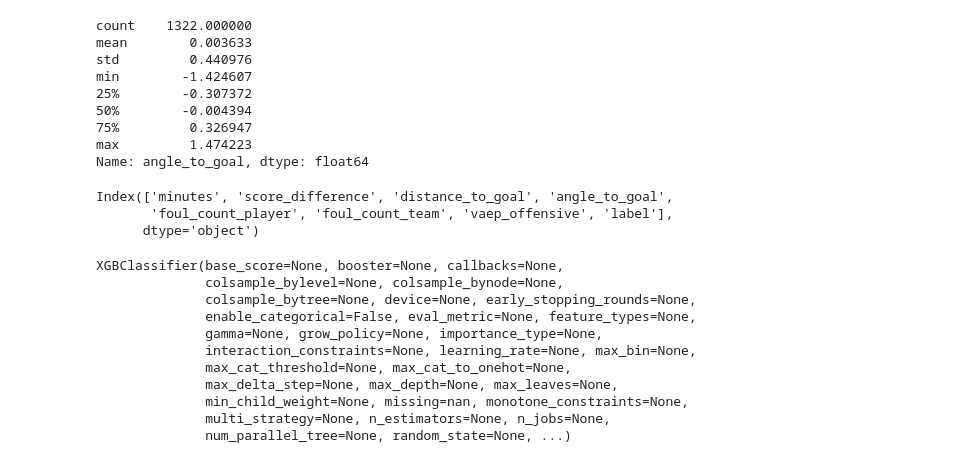
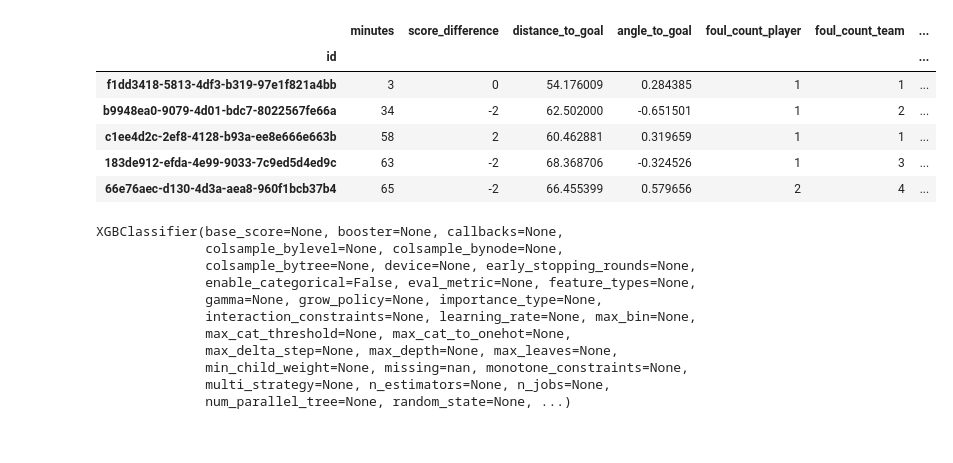
Before and after one commit to adnan-azmat/Expected-Booking-xB, a Jupyter notebook: D-CombineFouls.ipynb, the cells around one changed output. Cells and saved outputs as stored; diff of their text form; code cells hidden in the pictures.

```diff
--- a/D-CombineFouls.ipynb
+++ b/D-CombineFouls.ipynb
@@ -198,18 +136,0 @@ Name: distance_to_goal, dtype: float64
-# %%
-features_with_label_df['angle_to_goal'].describe()
-# %% [output]
-count    1322.000000
-mean        0.003633
-std         0.440976
-min        -1.424607
-25%        -0.307372
-50%        -0.004394
-75%         0.326947
-max         1.474223
-Name: angle_to_goal, dtype: float64
-# %%
-features_with_label_df.columns
-# %% [output]
-Index(['minutes', 'score_difference', 'distance_to_goal', 'angle_to_goal',
-       'foul_count_player', 'foul_count_team', 'vaep_offensive', 'label'],
-      dtype='object')
@@ -220,6 +139,16 @@ import pandas as pd
 from sklearn.model_selection import train_test_split
 from xgboost import XGBClassifier
 from sklearn.metrics import accuracy_score, roc_auc_score, classification_report
+# %%
+features_with_label_df.head()
+# %% [output]
+|  | minutes | score_difference | distance_to_goal | angle_to_goal | foul_count_player | foul_count_team | ... |
+| id |  |  |  |  |  |  | ... |
+| f1dd3418-5813-4df3-b319-97e1f821a4bb | 3 | 0 | 54.176009 | 0.284385 | 1 | 1 | ... |
+| b9948ea0-9079-4d01-bdc7-8022567fe66a | 34 | -2 | 62.502000 | -0.651501 | 1 | 2 | ... |
+| c1ee4d2c-2ef8-4128-b93a-ee8e666e663b | 58 | 2 | 60.462881 | 0.319659 | 1 | 1 | ... |
+| 183de912-efda-4e99-9033-7c9ed5d4ed9c | 63 | -2 | 68.368706 | -0.324526 | 1 | 3 | ... |
+| 66e76aec-d130-4d3a-aea8-960f1bcb37b4 | 65 | -2 | 66.455399 | 0.579656 | 2 | 4 | ... |
 # %%
 # Assuming your dataframe is named features_with_label_df
 X = features_with_label_df[['minutes', 'score_difference', 'distance_to_goal', 'angle_to_goal', 'foul_count_player', 'foul_count_team', 'vaep_offensive']]
```
Also changed, not shown: parts of 23 cells of this notebook, 12 other files.
